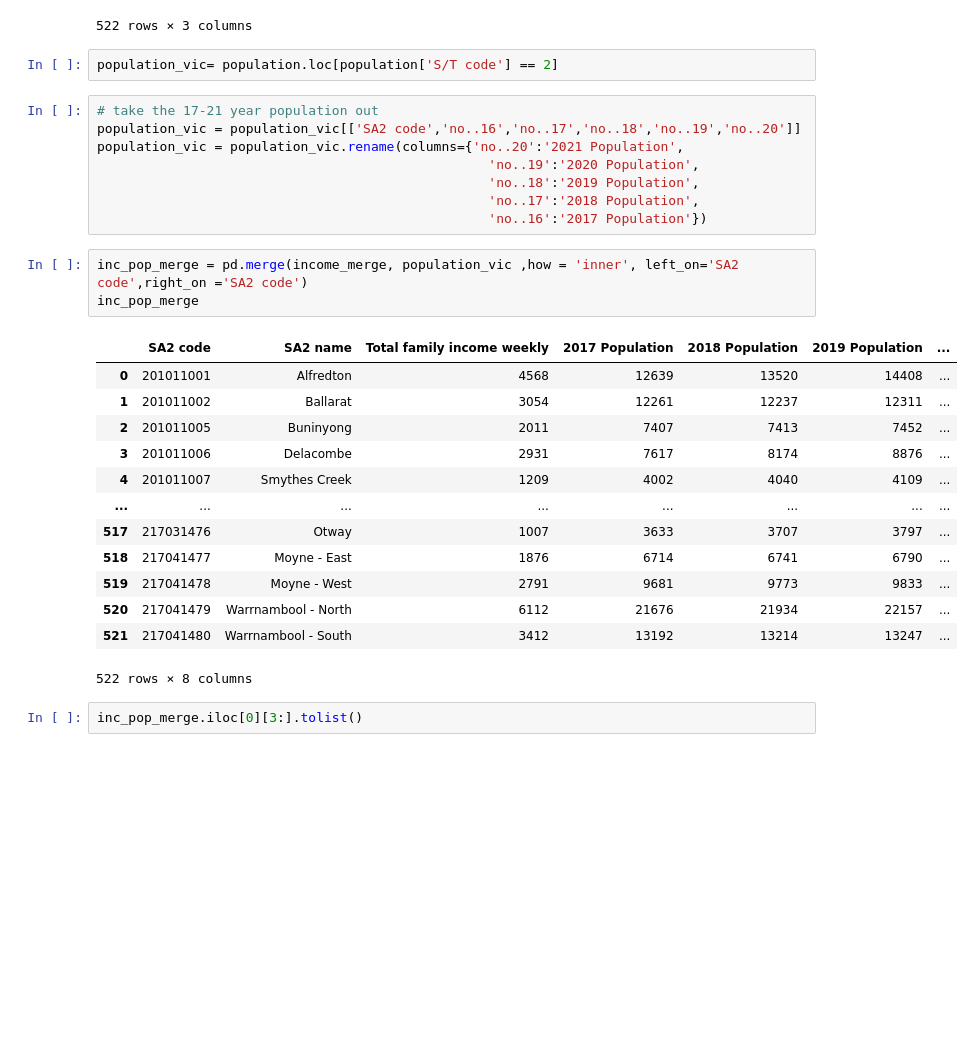
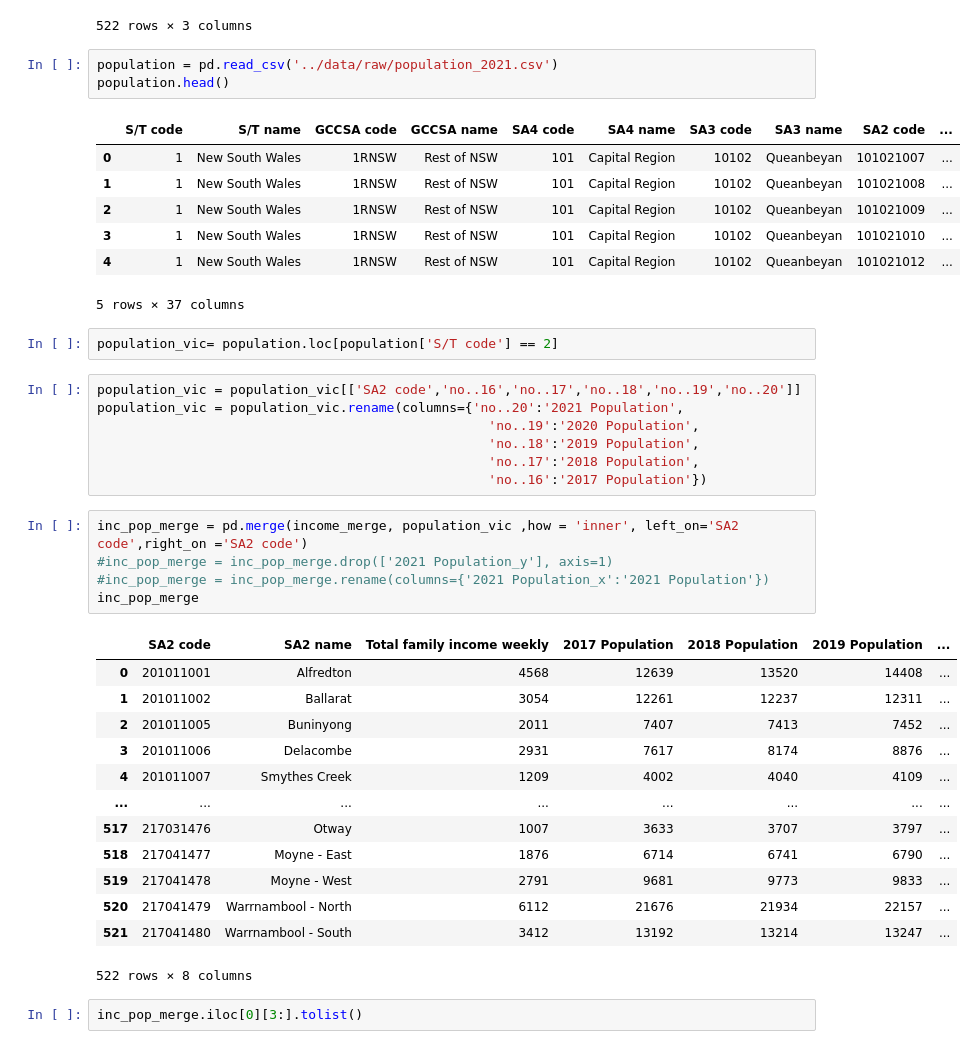
Before and after one commit to MAST30034-Applied-Data-Science/generic-real-estate-consulting-project-group-60, a Jupyter notebook: notebooks/Data_merge_population.ipynb, the cells around one changed output. Drawn from its saved outputs; the diff is of its cells as text; blank space fills up the shorter version.

```diff
--- a/notebooks/Data_merge_population.ipynb
+++ b/notebooks/Data_merge_population.ipynb
@@ -92,10 +93,20 @@ income_merge
 | 520 | 217041479 | Warrnambool - North | 6112 |
 | 521 | 217041480 | Warrnambool - South | 3412 |
 522 rows × 3 columns
+# %%
+population = pd.read_csv('../data/raw/population_2021.csv')
+population.head()
+# %% [output]
+|  | S/T code | S/T name | GCCSA code | GCCSA name | SA4 code | SA4 name | SA3 code | SA3 name | SA2 code | ... |
+| 0 | 1 | New South Wales | 1RNSW | Rest of NSW | 101 | Capital Region | 10102 | Queanbeyan | 101021007 | ... |
+| 1 | 1 | New South Wales | 1RNSW | Rest of NSW | 101 | Capital Region | 10102 | Queanbeyan | 101021008 | ... |
+| 2 | 1 | New South Wales | 1RNSW | Rest of NSW | 101 | Capital Region | 10102 | Queanbeyan | 101021009 | ... |
+| 3 | 1 | New South Wales | 1RNSW | Rest of NSW | 101 | Capital Region | 10102 | Queanbeyan | 101021010 | ... |
+| 4 | 1 | New South Wales | 1RNSW | Rest of NSW | 101 | Capital Region | 10102 | Queanbeyan | 101021012 | ... |
+5 rows × 37 columns
 # %%
 population_vic= population.loc[population['S/T code'] == 2]
 # %%
-# take the 17-21 year population out
 population_vic = population_vic[['SA2 code','no..16','no..17','no..18','no..19','no..20']]
 population_vic = population_vic.rename(columns={'no..20':'2021 Population',
                                                   'no..19':'2020 Population',
@@ -104,6 +115,8 @@ population_vic = population_vic.rename(columns={'no..20':'2021 Population',
                                                   'no..16':'2017 Population'})
 # %%
 inc_pop_merge = pd.merge(income_merge, population_vic ,how = 'inner', left_on='SA2 code',right_on ='SA2 code')
+#inc_pop_merge = inc_pop_merge.drop(['2021 Population_y'], axis=1)
+#inc_pop_merge = inc_pop_merge.rename(columns={'2021 Population_x':'2021 Population'})
 inc_pop_merge
 # %% [output]
 |  | SA2 code | SA2 name | Total family income weekly | 2017 Population | 2018 Population | 2019 Population | ... |
```
Also changed, not shown: parts of 6 cells of this notebook, 2 other files.
